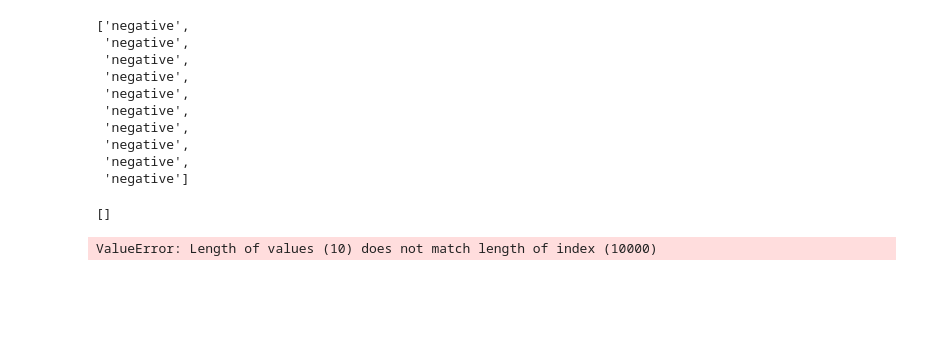
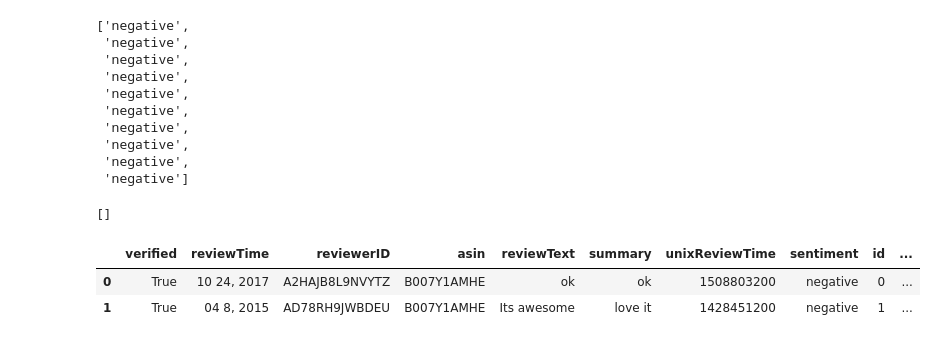
Before and after one commit to dmdequin/sentiment_analysis, a Jupyter notebook: code/Tokenising and baseline models.ipynb, the cells around one changed output. Drawn from its saved outputs; the diff is of its cells as text; code cells hidden in the pictures; blank space fills up the shorter version.

```diff
--- a/code/Tokenising and baseline models.ipynb
+++ b/code/Tokenising and baseline models.ipynb
@@ -667,11 +677,14 @@ b= a + 20
 # %%
 import pandas as pd
 
 test_pred = pd.read_json( '../data/raw/music_reviews_test_masked.json.gz', lines=True)
+test_pred = test_pred[0:10]
 
 test_pred['sentiment'] = y_hat
 
-test_pred.head(10)
+test_pred.head(2)
 # %% [output]
-ValueError: Length of values (10) does not match length of index (10000)
+|  | verified | reviewTime | reviewerID | asin | reviewText | summary | unixReviewTime | sentiment | id | ... |
+| 0 | True | 10 24, 2017 | A2HAJB8L9NVYTZ | B007Y1AMHE | ok | ok | 1508803200 | negative | 0 | ... |
+| 1 | True | 04 8, 2015 | AD78RH9JWBDEU | B007Y1AMHE | Its awesome | love it | 1428451200 | negative | 1 | ... |
 # %%
```
Also changed, not shown: parts of 24 cells of this notebook, 4 other files.
